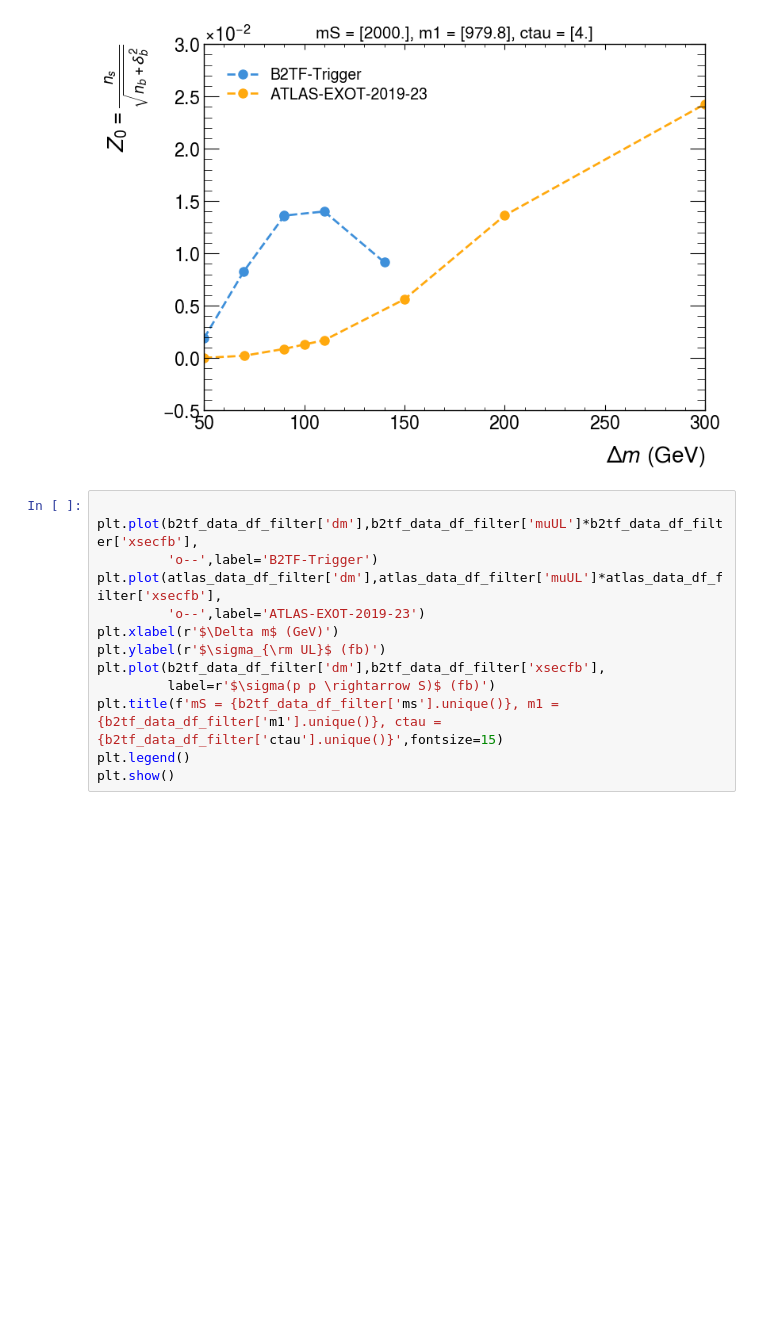
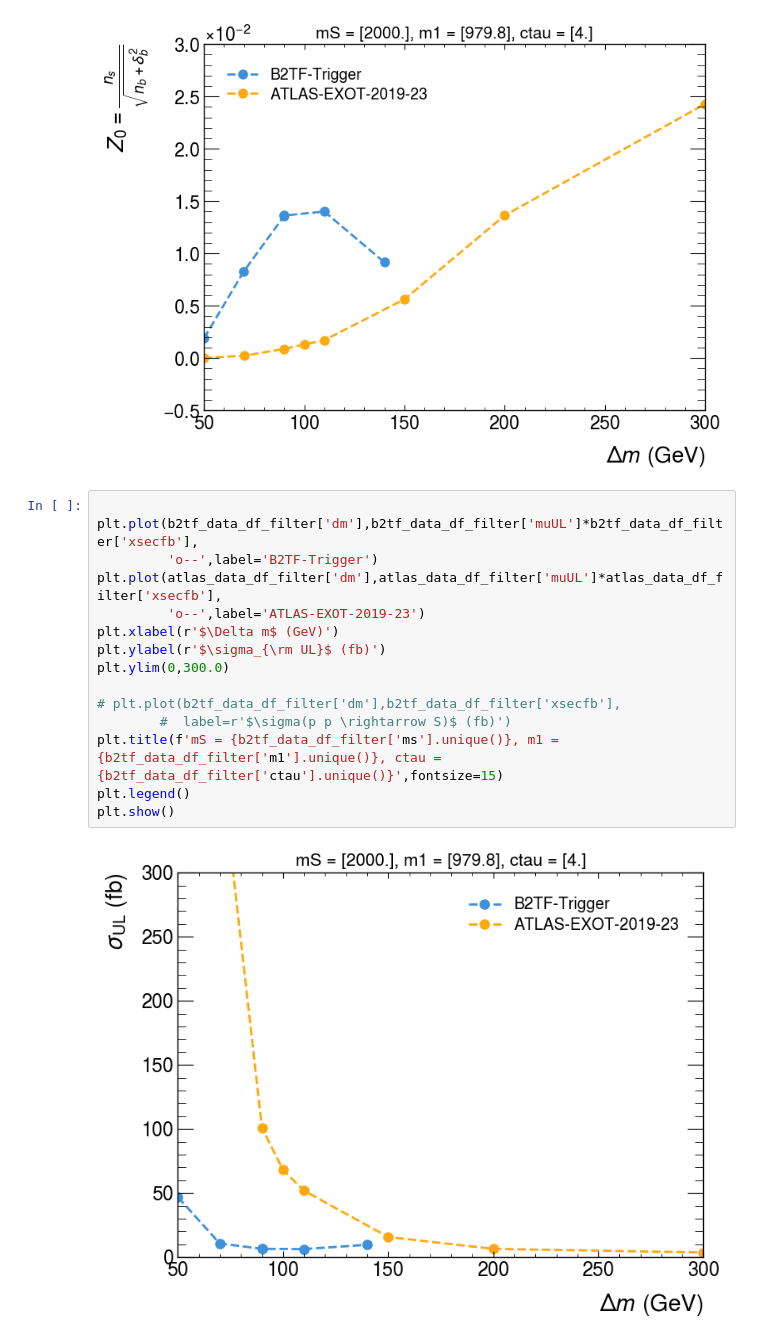
Before and after one commit to andlessa/back2futureTrigger, a Jupyter notebook: plotSignificance.ipynb, the cells around one changed output. Saved outputs shown, nothing was run; the diff lists cells and outputs as text; blank space fills up the shorter version.

```diff
--- a/plotSignificance.ipynb
+++ b/plotSignificance.ipynb
@@ -131,13 +135,17 @@ plt.show()
 # %%
 
 plt.plot(b2tf_data_df_filter['dm'],b2tf_data_df_filter['muUL']*b2tf_data_df_filter['xsecfb'],
          'o--',label='B2TF-Trigger')
 plt.plot(atlas_data_df_filter['dm'],atlas_data_df_filter['muUL']*atlas_data_df_filter['xsecfb'],
          'o--',label='ATLAS-EXOT-2019-23')
 plt.xlabel(r'$\Delta m$ (GeV)')
 plt.ylabel(r'$\sigma_{\rm UL}$ (fb)')
-plt.plot(b2tf_data_df_filter['dm'],b2tf_data_df_filter['xsecfb'],
-         label=r'$\sigma(p p \rightarrow S)$ (fb)')
+plt.ylim(0,300.0)
+
+# plt.plot(b2tf_data_df_filter['dm'],b2tf_data_df_filter['xsecfb'],
+        #  label=r'$\sigma(p p \rightarrow S)$ (fb)')
 plt.title(f'mS = {b2tf_data_df_filter['ms'].unique()}, m1 = {b2tf_data_df_filter['m1'].unique()}, ctau = {b2tf_data_df_filter['ctau'].unique()}',fontsize=15)
 plt.legend()
 plt.show()
+# %% [output]
+[figure, added]
```
Also changed, not shown: parts of 3 cells of this notebook, 3 other files.
